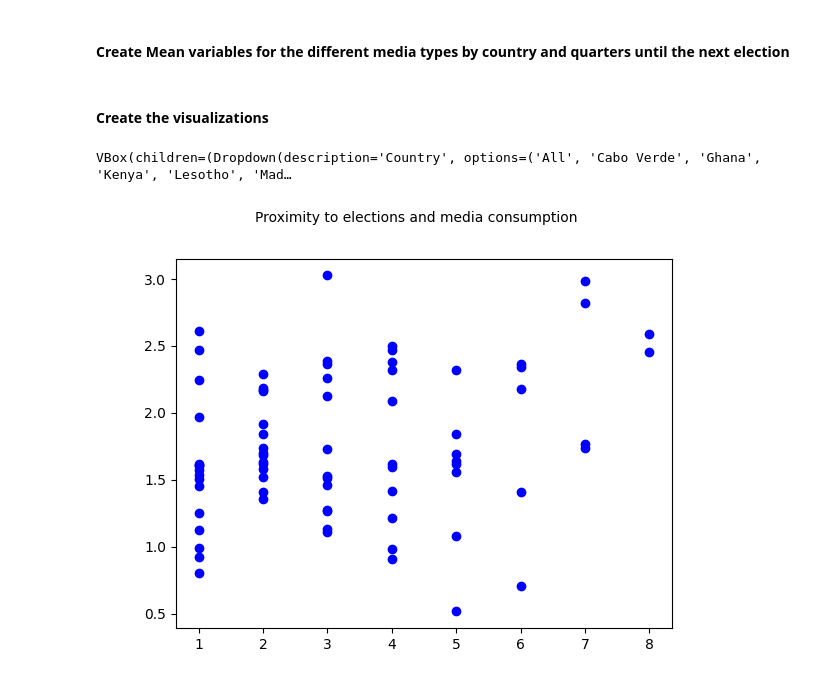
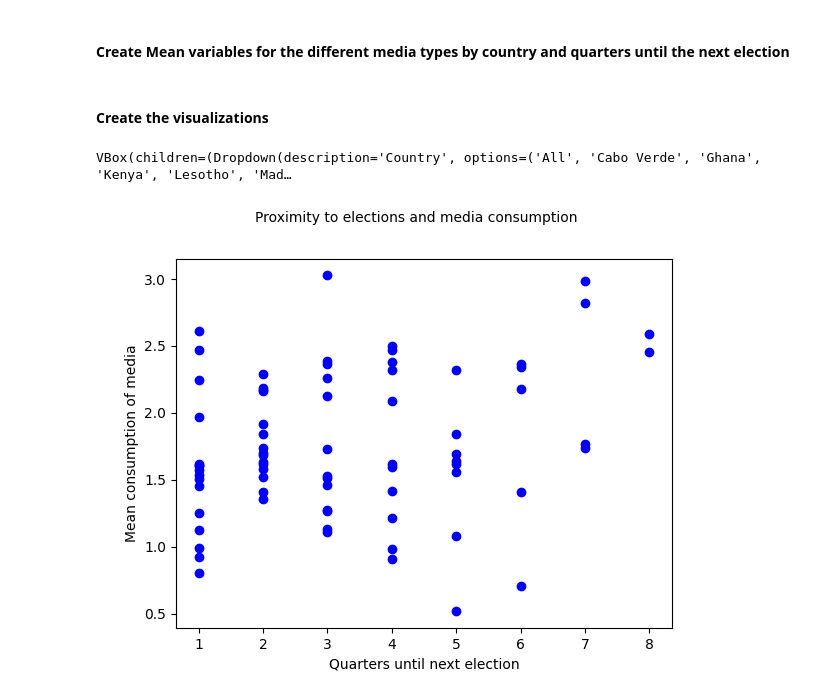
Before and after one commit to MatildeGracio/Elections-and-Media, a Jupyter notebook: Elections and surveys/Election_dataset.ipynb, the cells around one changed output. Saved outputs shown, nothing was run; the diff lists cells and outputs as text; code cells hidden in the pictures.

```diff
--- a/Elections and surveys/Election_dataset.ipynb
+++ b/Elections and surveys/Election_dataset.ipynb
@@ -182,15 +182,17 @@ for country in df["COUNTRY"].unique():
 
         df_means.loc[df_means_index] = df_row
         df_means_index += 1
+# %% [markdown]
+#### **Create the visualizations**
 # %%
 %matplotlib widget
 import matplotlib.pyplot as plt
 from ipywidgets import *
-# %% [markdown]
-#### **Create the visualizations**
 # %%
 fig, ax = plt.subplots()
 fig.suptitle('Proximity to elections and media consumption', fontsize=10)
+plt.ylabel("Mean consumption of media")
+plt.xlabel("Quarters until next election")
 
 line, = ax.plot(df_means["Quarters_until_election"],df_means["All"], "bo")
 
@@ -208,6 +210,9 @@ def update():
         df_country = df_means[df_means["COUNTRY"] == country]
 
     line.set_data(df_country["Quarters_until_election"],df_country[media])
+
+    plt.constrained_layout()
+    #fig.canvas.draw(Layout=plt.tight_layout())
     fig.canvas.draw()
 
 
@@ -221,31 +226,31 @@ def update_media(umedia = "All"):
     media = umedia.new
     update()
 
 
 dropdown_country = widgets.Dropdown(
     value = 'All',
     options = sorted(np.append(df["COUNTRY"].unique(),["All"])),
     description = 'Country'
 )
 
 dropdown_media = widgets.Dropdown(
     value = "All",
     options = sorted(['Radio', 'TV', 'Newspaper', 'Internet', 'Social Media', "All"]),
     description = "Media source"
 )
 
 
 dropdown_country.observe(update_country, "value")
 dropdown_media.observe(update_media,"value")
 
 
 
 widgets.VBox(
     [
         dropdown_country,
         dropdown_media
     ]
 )
 # %% [output]
 VBox(children=(Dropdown(description='Country', options=('All', 'Cabo Verde', 'Ghana', 'Kenya', 'Lesotho', 'Mad…
-[figure, old version]
+[figure, new version]
```
Also changed, not shown: parts of 3 cells of this notebook, 3 other files.
